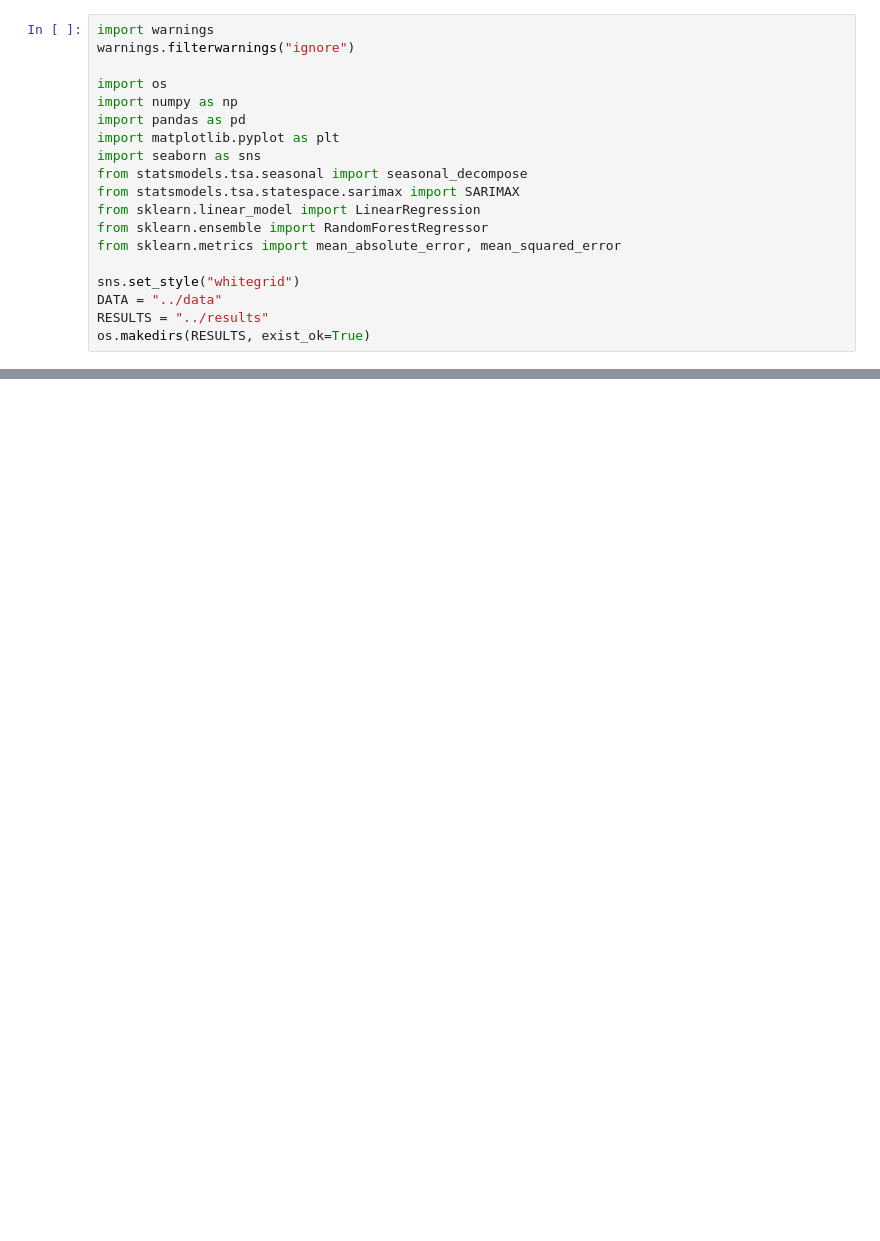
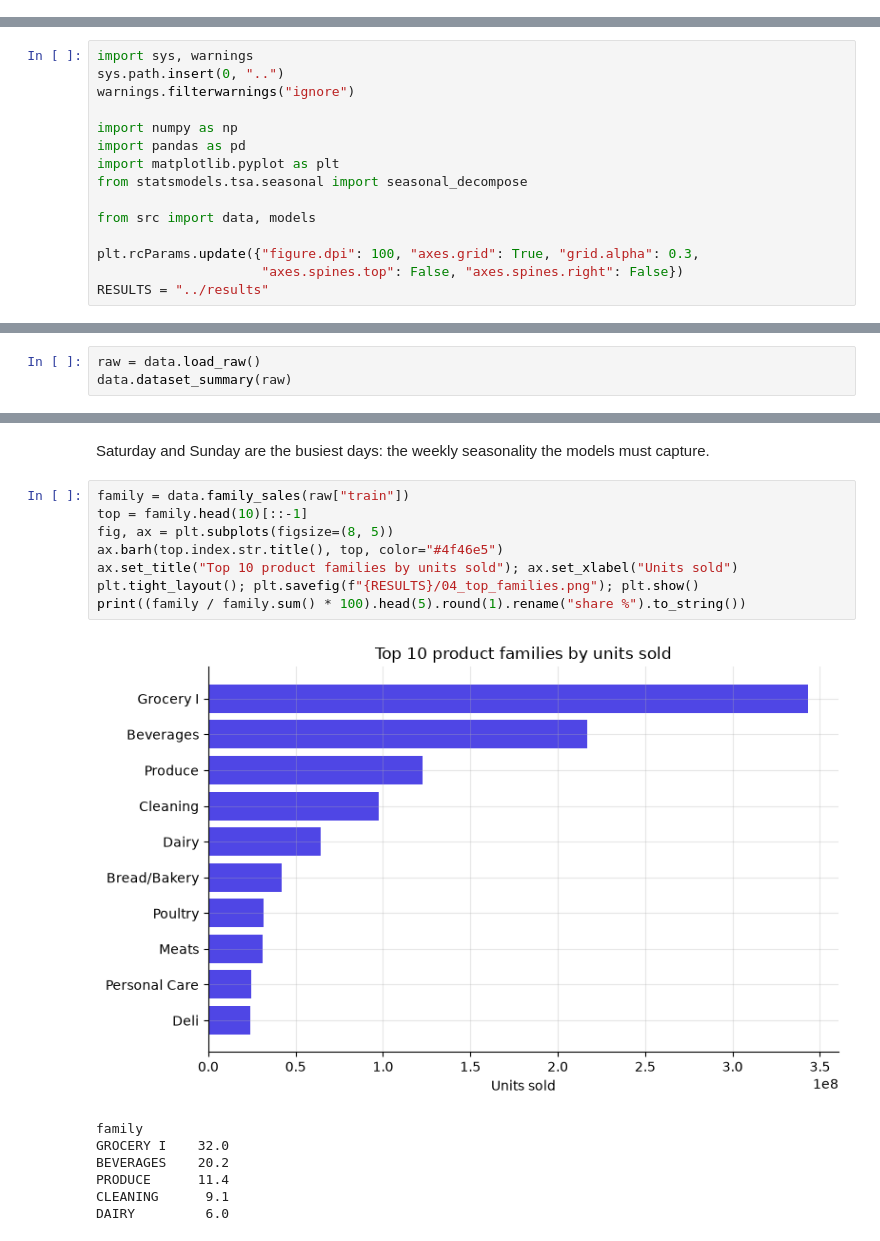
Before and after one commit to sans-creator/predict-ana, a Jupyter notebook: notebooks/sales_forecasting.ipynb, the cells around one changed output, grey strips where cells are left out. Cells and saved outputs as stored; diff of their text form; blank space fills up the shorter version.

```diff
--- a/notebooks/sales_forecasting.ipynb
+++ b/notebooks/sales_forecasting.ipynb
@@ -8,19 +0,0 @@ Linear Regression, SARIMA and Random Forest.
-# %%
-import warnings
-warnings.filterwarnings("ignore")
-
-import os
-import numpy as np
-import pandas as pd
-import matplotlib.pyplot as plt
-import seaborn as sns
-from statsmodels.tsa.seasonal import seasonal_decompose
-from statsmodels.tsa.statespace.sarimax import SARIMAX
-from sklearn.linear_model import LinearRegression
-from sklearn.ensemble import RandomForestRegressor
-from sklearn.metrics import mean_absolute_error, mean_squared_error
-
-sns.set_style("whitegrid")
-DATA = "../data"
-RESULTS = "../results"
-os.makedirs(RESULTS, exist_ok=True)
@@ -315,0 +14,15 @@ Best model: Random Forest (MAE = 54,050, RMSE = 63,279)
+# %%
+import sys, warnings
+sys.path.insert(0, "..")
+warnings.filterwarnings("ignore")
+
+import numpy as np
+import pandas as pd
+import matplotlib.pyplot as plt
+from statsmodels.tsa.seasonal import seasonal_decompose
+
+from src import data, models
+
+plt.rcParams.update({"figure.dpi": 100, "axes.grid": True, "grid.alpha": 0.3,
+                     "axes.spines.top": False, "axes.spines.right": False})
+RESULTS = "../results"
@@ -315,0 +32,3 @@ Best model: Random Forest (MAE = 54,050, RMSE = 63,279)
+# %%
+raw = data.load_raw()
+data.dataset_summary(raw)
@@ -315,0 +159,18 @@ Best model: Random Forest (MAE = 54,050, RMSE = 63,279)
+# %% [markdown]
+Saturday and Sunday are the busiest days: the weekly seasonality the models must capture.
+# %%
+family = data.family_sales(raw["train"])
+top = family.head(10)[::-1]
+fig, ax = plt.subplots(figsize=(8, 5))
+ax.barh(top.index.str.title(), top, color="#4f46e5")
+ax.set_title("Top 10 product families by units sold"); ax.set_xlabel("Units sold")
+plt.tight_layout(); plt.savefig(f"{RESULTS}/04_top_families.png"); plt.show()
+print((family / family.sum() * 100).head(5).round(1).rename("share %").to_string())
+# %% [output]
+[figure, added]
+family
+GROCERY I    32.0
+BEVERAGES    20.2
+PRODUCE      11.4
+CLEANING      9.1
+DAIRY         6.0
```
Also changed, not shown: parts of 82 cells of this notebook, 26 other files.
